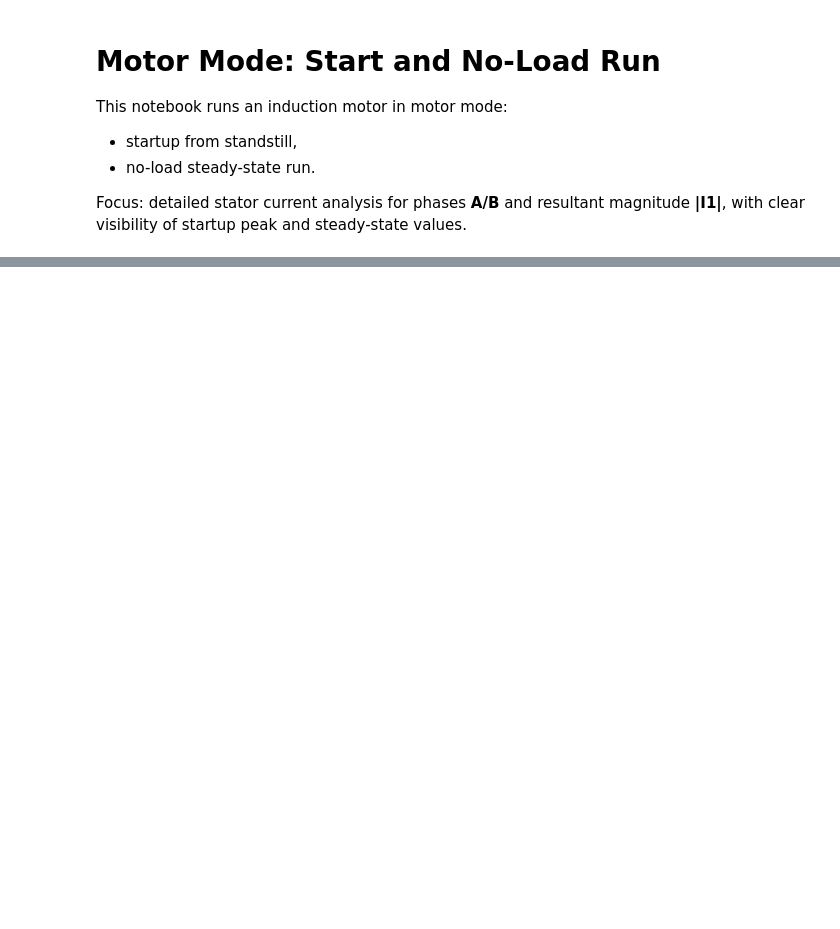
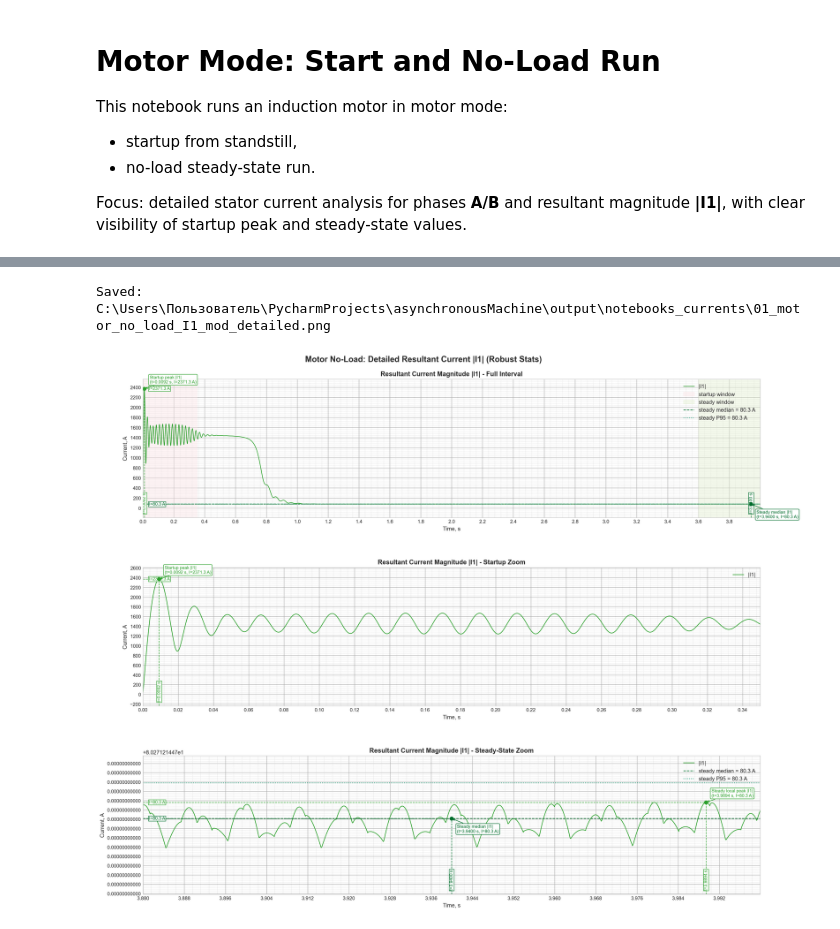
Before and after one commit to PpavelFilippov/AsyncMachine, a Jupyter notebook: notebooks/01_motor_no_load_currents.ipynb, the cells around one changed output, grey strips where cells are left out. Saved outputs shown, nothing was run; the diff lists cells and outputs as text; code cells hidden in the pictures; blank space fills up the shorter version.

```diff
--- a/notebooks/01_motor_no_load_currents.ipynb
+++ b/notebooks/01_motor_no_load_currents.ipynb
@@ -189,24 +261,28 @@ t_steady_peak_B = float(t_steady[steady_idx_B])
 i_steady_peak_A = float(iA_steady[steady_idx_A])
 i_steady_peak_B = float(iB_steady[steady_idx_B])
 
-# |I1| notable points
-I1_peak_start = float(np.max(I1_start))
+# Robust regime statistics
+iA_ss = cycle_rms_stats(t_steady, iA_steady, freq_hz=params.fn, n_cycles=8)
+iB_ss = cycle_rms_stats(t_steady, iB_steady, freq_hz=params.fn, n_cycles=8)
+I1_ss = robust_level_stats(I1_steady)
+I1_start_stats = robust_level_stats(I1_start)
+
+I1_peak_start = I1_start_stats["max"]
 I1_peak_start_idx = int(np.argmax(I1_start))
 t_I1_peak_start = float(t_start[I1_peak_start_idx])
 
-I1_mean_steady = float(np.mean(I1_steady))
-t_I1_mean_steady = float(t[-1] - 0.04)
+I1_ss_median = I1_ss["median"]
+I1_ss_p95 = I1_ss["p95"]
+I1_ss_ref_time = float(t[-1] - 0.06)
 
 I1_peak_steady_idx = int(np.argmax(I1_steady_zoom))
 t_I1_peak_steady = float(t_steady_zoom[I1_peak_steady_idx])
 I1_peak_steady = float(I1_steady_zoom[I1_peak_steady_idx])
 
-iA_rms_steady = rms(iA_steady)
-iB_rms_steady = rms(iB_steady)
-
-print(f"Peak startup |i1A|: {abs(i_peak_A):.2f} A at t={t_peak_A:.4f} s")
-print(f"Peak startup |i1B|: {abs(i_peak_B):.2f} A at t={t_peak_B:.4f} s")
-print(f"Peak startup |I1|: {I1_peak_start:.2f} A at t={t_I1_peak_start:.4f} s")
-print(f"Steady RMS i1A: {iA_rms_steady:.2f} A")
-print(f"Steady RMS i1B: {iB_rms_steady:.2f} A")
-print(f"Steady mean |I1|: {I1_mean_steady:.2f} A")
+print(f"Startup peak |i1A|: {abs(i_peak_A):.2f} A at t={t_peak_A:.4f} s")
+print(f"Startup peak |i1B|: {abs(i_peak_B):.2f} A at t={t_peak_B:.4f} s")
+print(f"Startup peak |I1|:  {I1_peak_start:.2f} A at t={t_I1_peak_start:.4f} s")
+print(f"Steady i1A RMS (cycle median): {iA_ss['rms_median']:.2f} A [P05..P95: {iA_ss['rms_p05']:.2f}..{iA_ss['rms_p95']:.2f}]")
+print(f"Steady i1B RMS (cycle median): {iB_ss['rms_median']:.2f} A [P05..P95: {iB_ss['rms_p05']:.2f}..{iB_ss['rms_p95']:.2f}]")
+print(f"Steady |I1| level (median): {I1_ss_median:.2f} A")
+print(f"Steady |I1| P95:            {I1_ss_p95:.2f} A")
@@ -269,36 +358,41 @@ fig, axes = plt.subplots(3, 1, figsize=(18, 15), dpi=220)
 # 1) Full time: |I1|
 axes[0].plot(t, I1, color="#2ca02c", linewidth=1.1, label="|I1|")
 axes[0].axvspan(0.0, startup_end, color="#fde2e4", alpha=0.35, label="startup window")
 axes[0].axvspan(t[-1] - steady_window, t[-1], color="#e2f0cb", alpha=0.35, label="steady window")
-axes[0].axhline(I1_mean_steady, color="#006d2c", linestyle="--", linewidth=1.2, label=f"steady mean = {I1_mean_steady:.1f} A")
+axes[0].axhline(I1_ss_median, color="#006d2c", linestyle="--", linewidth=1.2, label=f"steady median = {I1_ss_median:.1f} A")
+axes[0].axhline(I1_ss_p95, color="#1b9e77", linestyle=":", linewidth=1.3, label=f"steady P95 = {I1_ss_p95:.1f} A")
 axes[0].set_xlim(t[0], t[-1])
 axes[0].set_ylim(*y_limits(I1, pad=0.08))
 style_axis(axes[0], "Resultant Current Magnitude |I1| - Full Interval", xbins=24, ybins=16, x_minor=5, y_minor=5)
 mark_point_with_projection(axes[0], t_I1_peak_start, I1_peak_start, "Startup peak |I1|", "#2ca02c", (10, 10))
-mark_point_with_projection(axes[0], t_I1_mean_steady, I1_mean_steady, "Steady mean |I1|", "#006d2c", (10, -28))
+mark_point_with_projection(axes[0], I1_ss_ref_time, I1_ss_median, "Steady median |I1|", "#006d2c", (10, -26))
 axes[0].legend(loc="upper right")
 
 # 2) Startup zoom: |I1|
 axes[1].plot(t_start, I1_start, color="#2ca02c", linewidth=1.2, label="|I1|")
 axes[1].set_xlim(0.0, startup_end)
 axes[1].set_ylim(*y_limits(I1_start, pad=0.10))
 style_axis(axes[1], "Resultant Current Magnitude |I1| - Startup Zoom", xbins=22, ybins=16, x_minor=5, y_minor=5)
 mark_point_with_projection(axes[1], t_I1_peak_start, I1_peak_start, "Startup peak |I1|", "#2ca02c", (10, 10))
 axes[1].legend(loc="upper right")
 
 # 3) Steady-state zoom: |I1|
 axes[2].plot(t_steady_zoom, I1_steady_zoom, color="#2ca02c", linewidth=1.2, label="|I1|")
-axes[2].axhline(I1_mean_steady, color="#006d2c", linestyle="--", linewidth=1.2, label=f"steady mean = {I1_mean_steady:.1f} A")
+axes[2].axhline(I1_ss_median, color="#006d2c", linestyle="--", linewidth=1.2, label=f"steady median = {I1_ss_median:.1f} A")
+axes[2].axhline(I1_ss_p95, color="#1b9e77", linestyle=":", linewidth=1.3, label=f"steady P95 = {I1_ss_p95:.1f} A")
 axes[2].set_xlim(t_steady_zoom[0], t_steady_zoom[-1])
 axes[2].set_ylim(*y_limits(I1_steady_zoom, pad=0.10))
 style_axis(axes[2], "Resultant Current Magnitude |I1| - Steady-State Zoom", xbins=18, ybins=16, x_minor=5, y_minor=5)
-mark_point_with_projection(axes[2], t_I1_peak_steady, I1_peak_steady, "Steady peak |I1|", "#2ca02c", (10, 10))
-mark_point_with_projection(axes[2], t_I1_mean_steady, I1_mean_steady, "Steady mean |I1|", "#006d2c", (10, -28))
+mark_point_with_projection(axes[2], t_I1_peak_steady, I1_peak_steady, "Steady local peak |I1|", "#2ca02c", (10, 10))
+mark_point_with_projection(axes[2], I1_ss_ref_time, I1_ss_median, "Steady median |I1|", "#006d2c", (10, -26))
 axes[2].legend(loc="upper right")
 
-fig.suptitle("Motor No-Load: Detailed Resultant Current |I1| (High Resolution)", fontsize=15, weight="bold")
+fig.suptitle("Motor No-Load: Detailed Resultant Current |I1| (Robust Stats)", fontsize=15, weight="bold")
 fig.subplots_adjust(left=0.10, right=0.98, top=0.94, bottom=0.06, hspace=0.36)
 mod_save_path = output_dir / "01_motor_no_load_I1_mod_detailed.png"
 fig.savefig(mod_save_path, dpi=350)
 print(f"Saved: {mod_save_path}")
 plt.show()
+# %% [output]
+Saved: C:\Users\Пользователь\PycharmProjects\asynchronousMachine\output\notebooks_currents\01_motor_no_load_I1_mod_detailed.png
+[figure, added]
```
Also changed, not shown: parts of 4 cells of this notebook, 1 other file.
